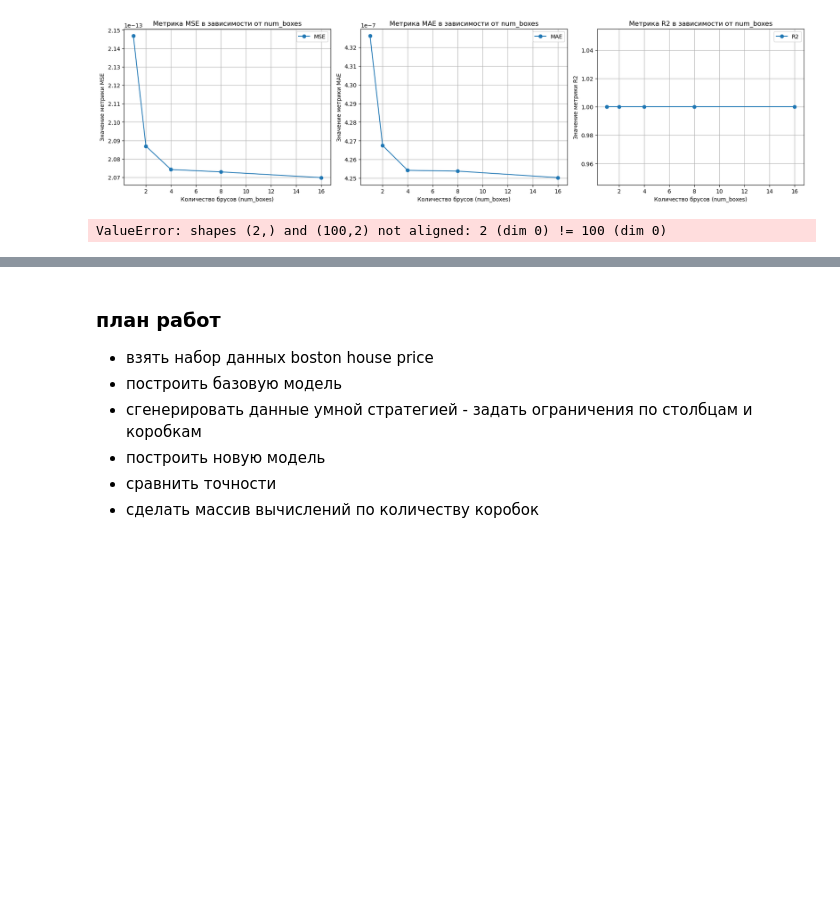
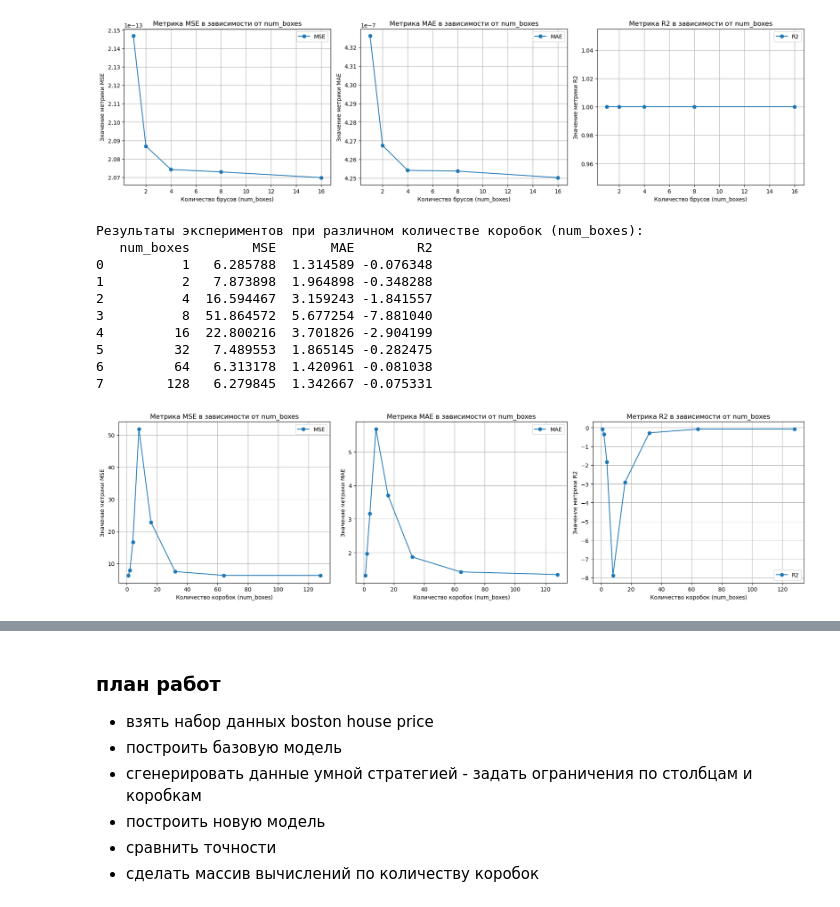
Before and after one commit to Clarxxon/remodelling_article_moit, a Jupyter notebook: article-views.ipynb, the cells around one changed output, grey strips where cells are left out. Drawn from its saved outputs; the diff is of its cells as text; code cells hidden in the pictures; blank space fills up the shorter version.

```diff
--- a/article-views.ipynb
+++ b/article-views.ipynb
@@ -951,17 +951,11 @@ if __name__ == "__main__":
 
     # Определяем функцию g, которую будем подбирать
     def g(a, x):
-
+        return np.dot(x, a) + np.sum(x ** 2, axis=1)
 
     # Определяем функцию f, описывающую резкое возрастание и провал
-    def f(x, a):
-        dot_product = np.dot(a, x)  # Поэлементное умножение и суммирование
-        if dot_product < a[1]:
-            return a[0] * x[0]
-        elif a[1] <= dot_product < a[3]:
-            return a[2] * x[2]
-        else:
-            return a[4] * x[4]
+    def f(x, a_true):
+        return np.dot(x, a_true)/ np.sum(x ** 2, axis=1) + np.sum(x ** 3, axis=1)
 
     # Задаем истинные коэффициенты
     true_coefficients = np.array([2.5, -1.2])
@@ -970,7 +964,7 @@ if __name__ == "__main__":
     fitter = LeastSquaresFitter(func=g)
 
     # Задаем параметры
-    bounds = [(0, 10), (0, 10)]  # Ограничения для каждой переменной
+    bounds = [(0, 1), (0, 1)]  # Ограничения для каждой переменной
     m_total_train = 1000  # Общее количество обучающих точек
     m_total_test = 100   # Общее количество тестовых точек
 
@@ -1003,34 +997,44 @@ if __name__ == "__main__":
         # Сохраняем результаты
         results.append({
             'num_boxes': num_boxes,
             'MSE': metrics['MSE'],
             'MAE': metrics['MAE'],
             'R2': metrics['R2']
         })
 
     # Создаем таблицу результатов
     results_df = pd.DataFrame(results)
 
     # Выводим таблицу
     print("Результаты экспериментов при различном количестве коробок (num_boxes):")
     print(results_df)
 
     # Визуализация метрик в зависимости от num_boxes на одном графике с помощью subplots
     metrics = ['MSE', 'MAE', 'R2']
     fig, axs = plt.subplots(1, 3, figsize=(18, 5))
 
     for idx, metric in enumerate(metrics):
         axs[idx].plot(results_df['num_boxes'], results_df[metric], marker='o', label=metric)
         axs[idx].set_xlabel('Количество коробок (num_boxes)')
         axs[idx].set_ylabel(f'Значение метрики {metric}')
         axs[idx].set_title(f'Метрика {metric} в зависимости от num_boxes')
         axs[idx].grid(True)
         axs[idx].legend()
 
     plt.tight_layout()
     plt.show()
 # %% [output]
-ValueError: shapes (2,) and (100,2) not aligned: 2 (dim 0) != 100 (dim 0)
+Результаты экспериментов при различном количестве коробок (num_boxes):
+   num_boxes        MSE       MAE        R2
+0          1   6.285788  1.314589 -0.076348
+1          2   7.873898  1.964898 -0.348288
+2          4  16.594467  3.159243 -1.841557
+3          8  51.864572  5.677254 -7.881040
+4         16  22.800216  3.701826 -2.904199
+5         32   7.489553  1.865145 -0.282475
+6         64   6.313178  1.420961 -0.081038
+7        128   6.279845  1.342667 -0.075331
+[figure, added]
 # %%
 import numpy as np
 import matplotlib.pyplot as plt
```
Also changed, not shown: parts of 2 cells of this notebook, 3 other files.
